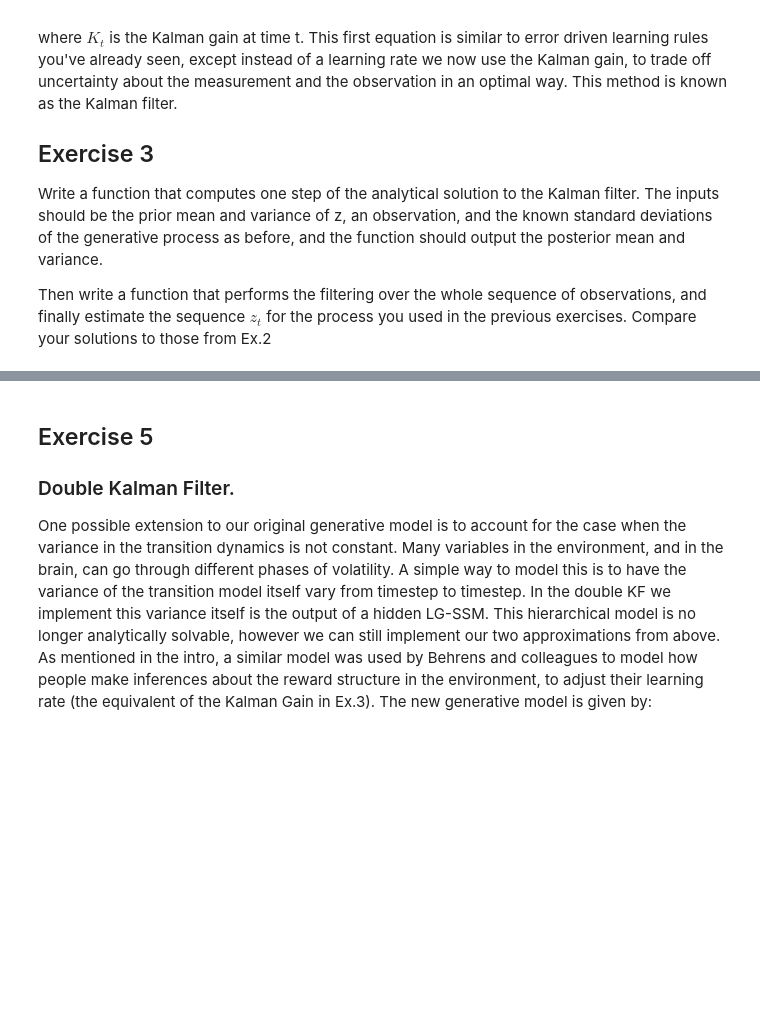
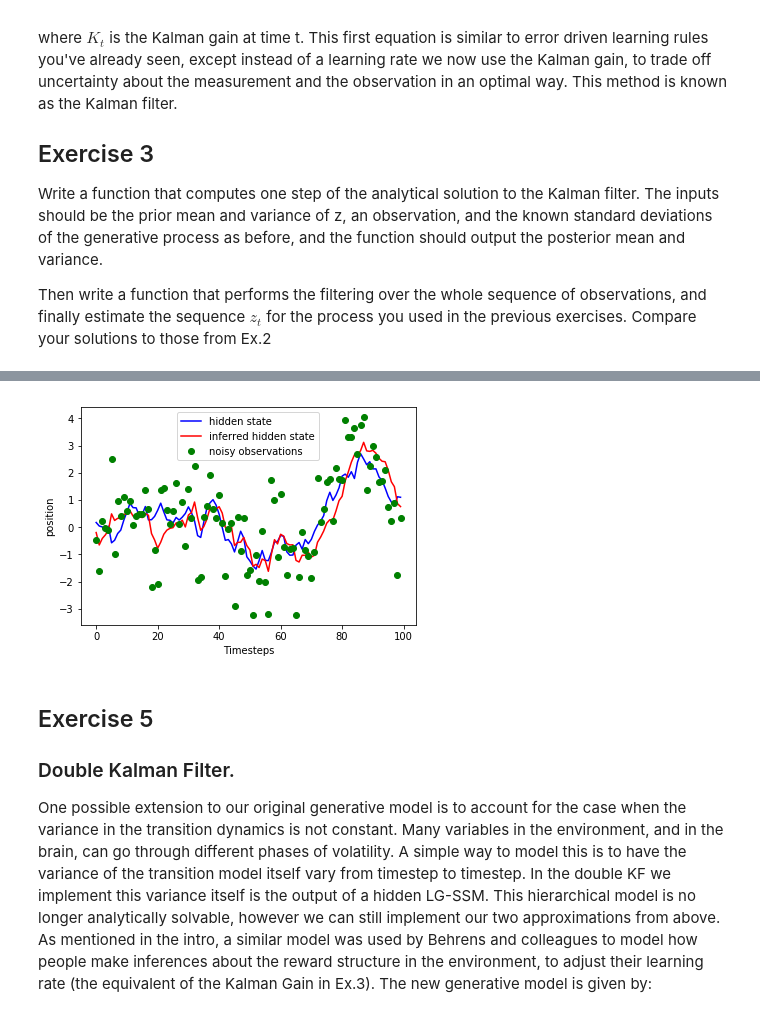
Before and after one commit to AStupidBear/ccnss2017_students_solutions, a Jupyter notebook: module4/Tutorial_2_SSMs_Kalman.ipynb, the cells around one changed output, grey strips where cells are left out. Saved outputs shown, nothing was run; the diff lists cells and outputs as text; code cells hidden in the pictures; blank space fills up the shorter version.

```diff
--- a/module4/Tutorial_2_SSMs_Kalman.ipynb
+++ b/module4/Tutorial_2_SSMs_Kalman.ipynb
@@ -159,6 +164,45 @@ Then, as before, write a function that loops through the whole sequence of obser
 | <img src="particle_filter_w.png",width="500",align="left"> |  | <img src="particle_filter.png"> |
 
 <img src="PF_algorithm.png",width="800",align="right">
+# %%
+def weighting(z, x, B = 1, sigma_x = 1.2):
+    w = stats.norm.pdf(x - B * z, scale = sigma_x)
+    w = w / sum(w)
+    return w
+
+def resample(z, w):
+    return np.random.choice(z, size = np.shape(z), p = w)
+
+def proposal(z, A = 1, sigma = 0.3):
+    z = np.random.normal(loc = A * z, scale = sigma)
+    return z
+
+def onestep_particle_filter(z, w, x):
+    z = proposal(z)
+    w = weighting(z, x)
+    z = resample(z, w)
+    return z, w
+# %%
+def particle_filter(X, sigma_z = 1.2, n_particle = 10):
+    w = np.ones(n_particle) / n_particle
+    z = np.random.normal(loc = 0.0, scale = sigma_z, size = n_particle)
+    Z = np.zeros_like(X)
+    for (t, x) in enumerate(X):
+        z, w = onestep_particle_filter(z, w, x)
+        Z[t] = np.dot(z, w)
+    return Z
+# %%
+t, Z, X = lg_ssm()
+Z_infer = particle_filter(X, n_particle = 100)
+plt.plot(t, Z, "b", label = "hidden state")
+plt.plot(t, Z_infer, "r", label = "inferred hidden state")
+plt.plot(t, X, "go", label = "noisy observations")
+plt.xlabel("Timesteps")
+plt.ylabel("position")
+plt.legend()
+plt.show()
+# %% [output]
+[figure, added]
 # %% [markdown]
 ## Exercise 5
 ### Double Kalman Filter.
```
Also changed, not shown: parts of 11 cells of this notebook.
